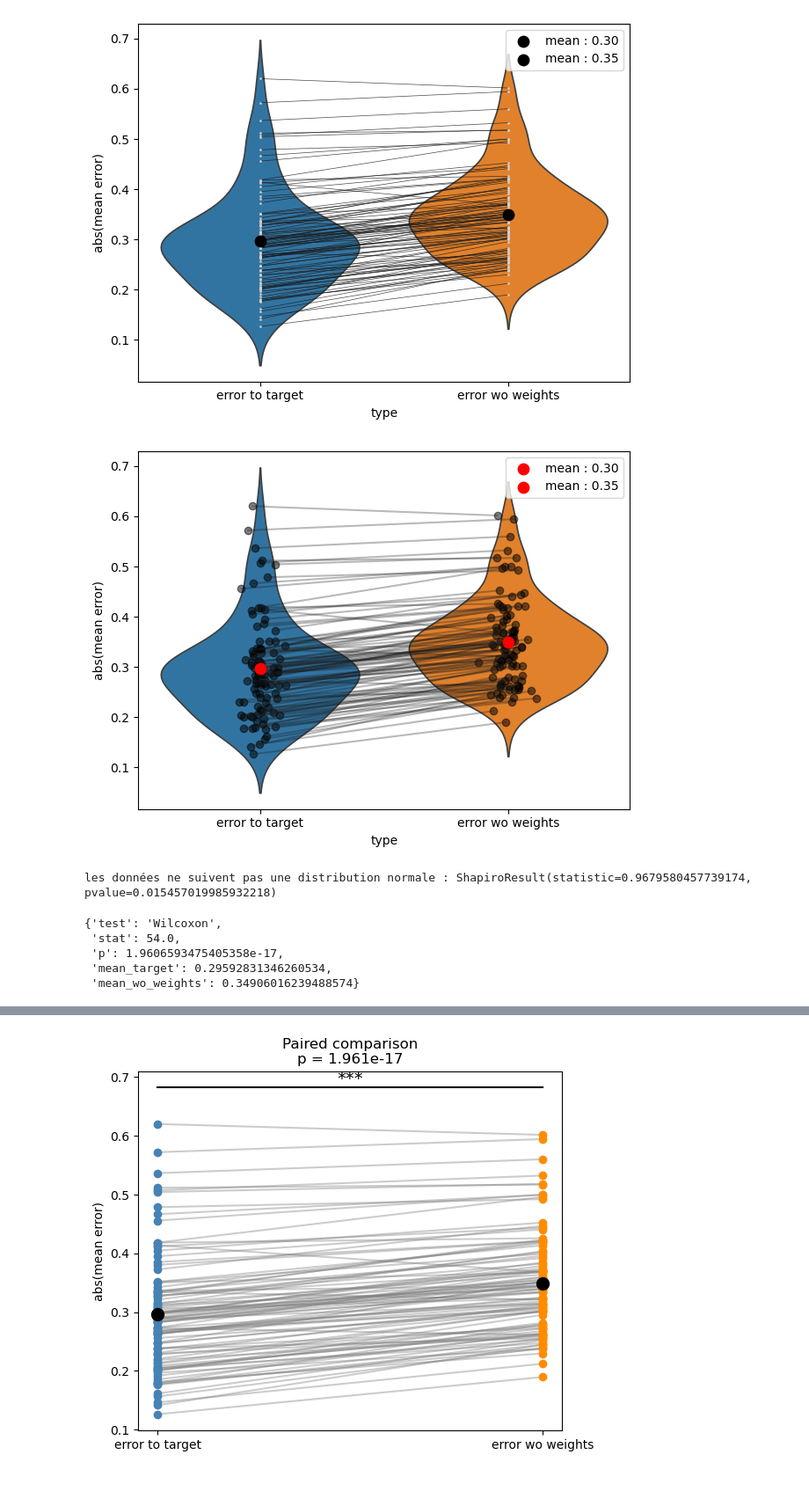
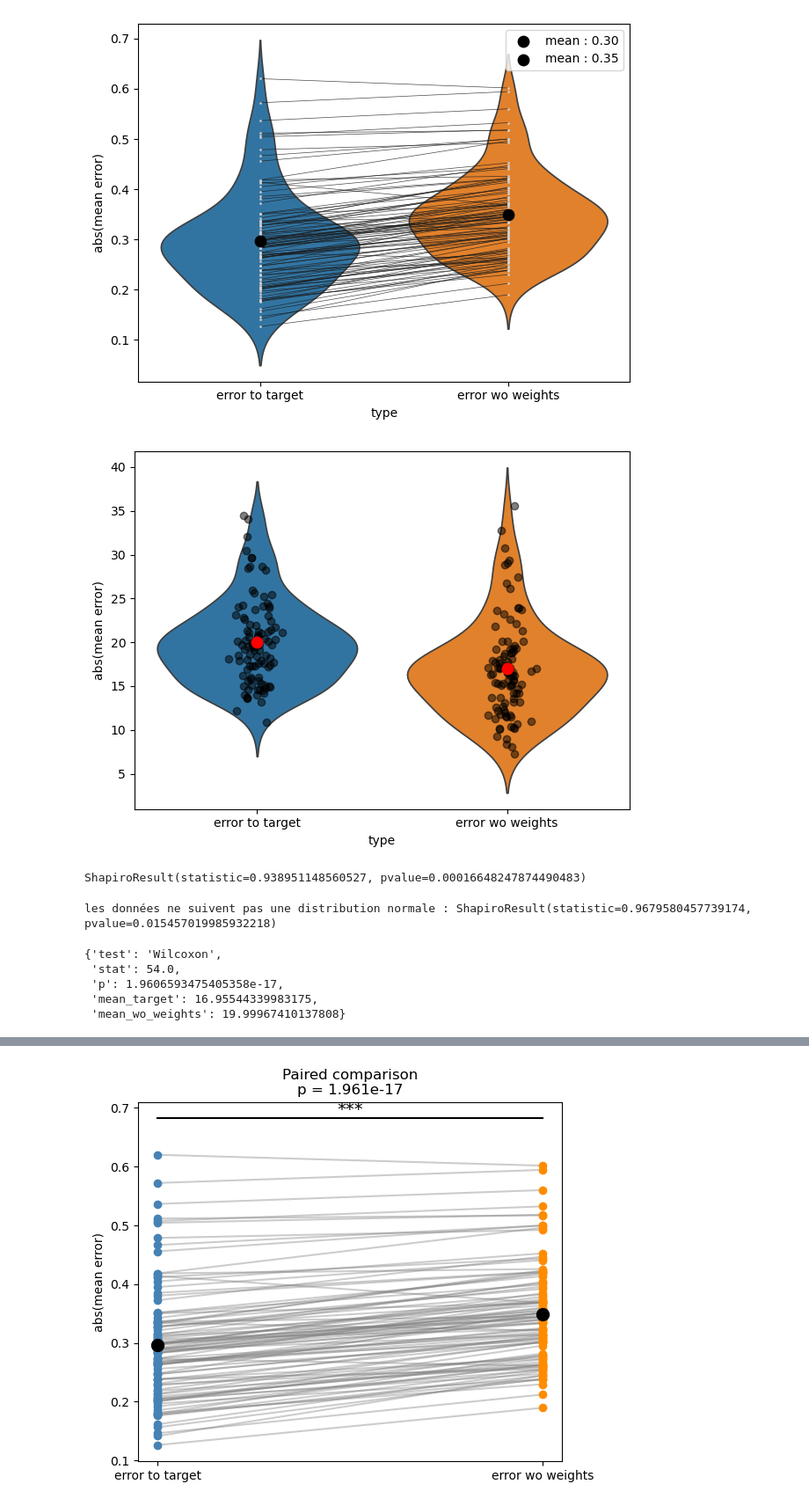
Before and after one commit to elodiehusson/Stage-M2, a Jupyter notebook: Sanity Check poids comportement.ipynb, the cells around one changed output, grey strips where cells are left out. Shown at 88% size. Cells and saved outputs as stored; diff of their text form; code cells hidden in the pictures.

```diff
--- a/Sanity Check poids comportement.ipynb
+++ b/Sanity Check poids comportement.ipynb
@@ -961,56 +962,48 @@ plt.show()
 # %% [output]
 [figure]
 # %%
-data_target = mean_error_target_per_part_abs
-data_wo_rot = mean_error_wo_rot_per_part_abs
+np.random.seed(41)
+data_wo_rot= np.rad2deg(mean_error_target_per_part_abs)
+data_target= np.rad2deg(mean_error_wo_rot_per_part_abs)
 df_plot = pd.DataFrame({
     "Mean absolute error (rad)": list(data_target) + list(data_wo_rot),
     "type": ["error to target"]*len(data_target) + ["error wo weights"]*len(data_wo_rot)
 })
 
 
-sns.violinplot(data=df_plot, x="type", y="Mean absolute error (rad)", hue = "type", inner=None, legend = False)
+sns.violinplot(data=df_plot, x="type", y="Mean absolute error (rad)", hue = "type", inner=None, legend = False, alpha = 1)
 # sns.stripplot(data=df_plot, x="type", y="Mean absolute error (rad)", color="black", alpha=0.4)
 means = df_plot.groupby("type")["Mean absolute error (rad)"].mean()
 
 for i, (group, m) in enumerate(means.items()):
-    plt.scatter(i, m, color="red", s=80, zorder=3, label = f'mean : {m:.2f}')
+    plt.scatter(i, m, color="red", s=80, zorder=3, label = f'mean : {m:.2f}', alpha= 1)
 
 x1 = np.random.normal(0, 0.04, size=len(data_target))
 x2 = np.random.normal(1, 0.04, size=len(data_wo_rot))
 
 # scatter
 plt.scatter(x1, data_target, color="black", alpha=0.5)
 plt.scatter(x2, data_wo_rot, color="black", alpha=0.5)
 
 # lignes appariées
 for i in range(len(data_target)):
     plt.plot([x1[i], x2[i]], [data_target[i], data_wo_rot[i]],
-             color="#1A1A1A", alpha=0.3)
-# # annotation stats
-# y_max = max(np.max(data1), np.max(data2))
-# y = y_max * 1.1
+             color="#1A1A1A", alpha=0)
 
-# def stars(p):
-#     if p < 0.001: return "***"
-#     elif p < 0.01: return "**"
-#     elif p < 0.05: return "*"
-#     else: return "ns"
-
-# plt.plot([x1, x2], [y, y], color='black')
-# plt.text(0.5, y, stars(p), ha='center', va='bottom', fontsize=14)
-
-# _____
-# plt.xticks([x1, x2], ["error to target", "error wo rot"])
-plt.legend()
+# plt.legend()
 plt.ylabel("abs(mean error)")
 
 plt.tight_layout()
 plt.savefig("/Users/elodiehusson/Desktop/Projet/conf SBDM/figures/weights_stats.svg")
+plt.savefig("/Users/elodiehusson/Desktop/Projet/conf SBDM/figures/weights_stats.pdf")
 
 plt.show()
 # %% [output]
-[figure, old version]
+[figure, new version]
+# %%
+shapiro(data_target)
+# %% [output]
+ShapiroResult(statistic=0.938951148560527, pvalue=0.00016648247874490483)
 # %%
 from scipy.stats import shapiro
 
@@ -1038,5 +1031,5 @@ les données ne suivent pas une distribution normale : ShapiroResult(statistic=0
 {'test': 'Wilcoxon',
  'stat': 54.0,
  'p': 1.9606593475405358e-17,
- 'mean_target': 0.29592831346260534,
- 'mean_wo_weights': 0.34906016239488574}
+ 'mean_target': 16.95544339983175,
+ 'mean_wo_weights': 19.99967410137808}
```
Also changed, not shown: parts of 3 cells of this notebook, 6 other files.
